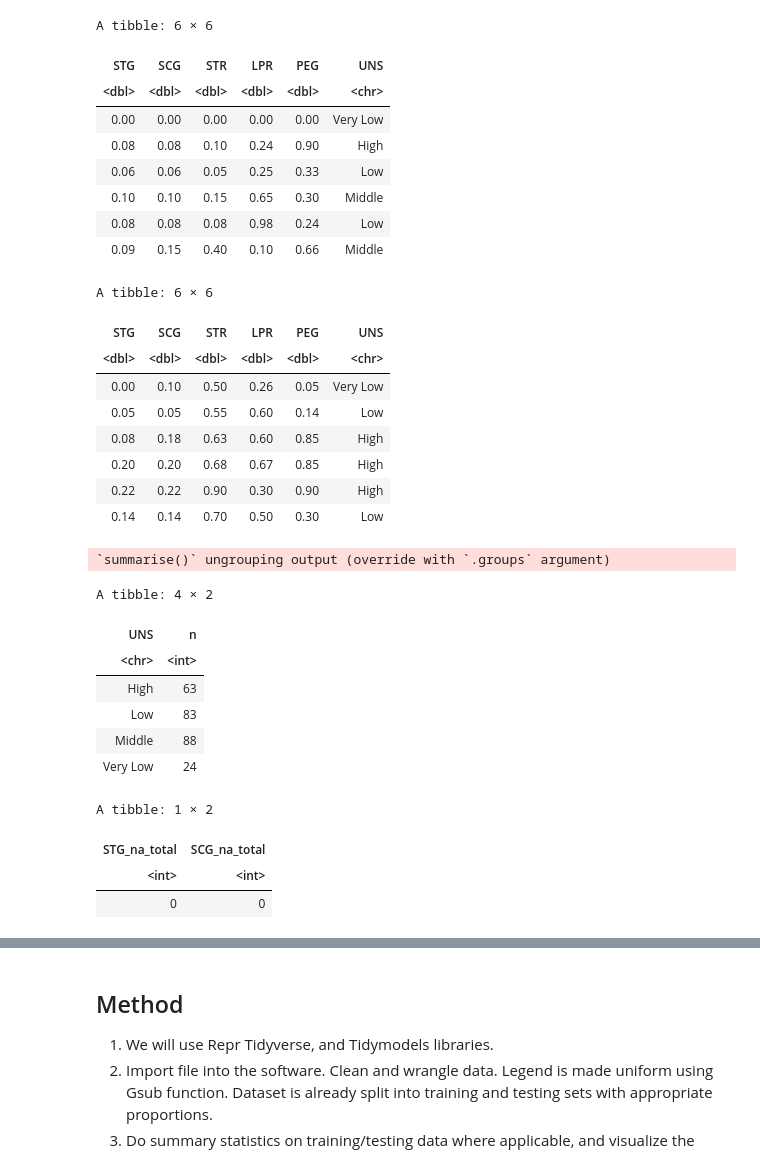
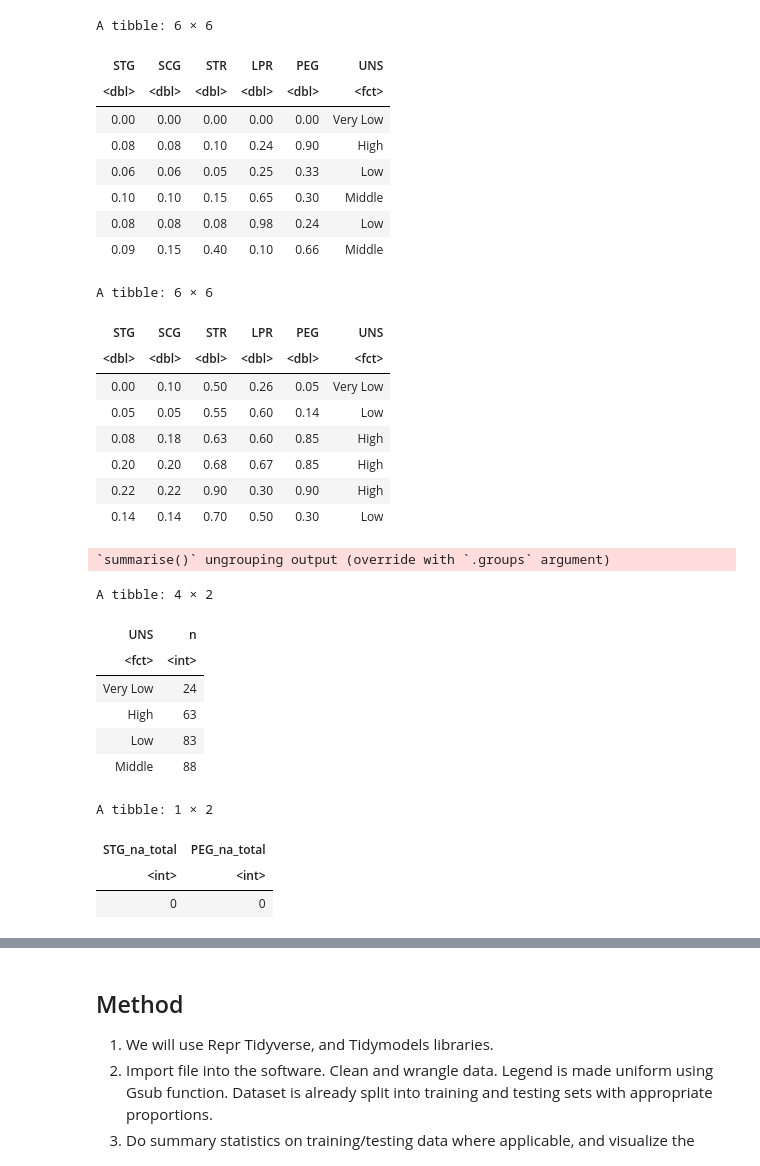
Before and after one commit to abarn275/DSCI_100_44, a Jupyter notebook: project_report.ipynb, the cells around one changed output, grey strips where cells are left out. Drawn from its saved outputs; the diff is of its cells as text; code cells hidden in the pictures.

```diff
--- a/project_report.ipynb
+++ b/project_report.ipynb
@@ -29,18 +11,24 @@ Warning message:
 url <- "https://archive.ics.uci.edu/ml/machine-learning-databases/00257/Data_User_Modeling_Dataset_Hamdi%20Tolga%20KAHRAMAN.xls"
 download.file(url, "knowledge_data.xls")
 
-knowledge_train <- read_excel("knowledge_data.xls", sheet = 2, range = "A1:F259")
-knowledge_test <- read_excel('knowledge_data.xls', sheet = 3, range = "A1:F146")
+knowledge_train_chr <- read_excel("knowledge_data.xls", sheet = 2, range = "A1:F259")
+knowledge_test_chr <- read_excel('knowledge_data.xls', sheet = 3, range = "A1:F146")
 
-knowledge_train$UNS <- gsub('very_low', 'Very Low', knowledge_train$UNS)
-knowledge_test$UNS <- gsub('very_low', 'Very Low', knowledge_test$UNS)
+knowledge_train_chr$UNS <- gsub('very_low', 'Very Low', knowledge_train_chr$UNS)
+knowledge_test_chr$UNS <- gsub('very_low', 'Very Low', knowledge_test_chr$UNS)
+
+knowledge_train <- knowledge_train_chr %>%
+mutate(UNS = as_factor(UNS))
+
+knowledge_test <- knowledge_test_chr %>%
+mutate(UNS = as_factor(UNS))
 
 head(knowledge_train)
 head(knowledge_test)
 # %% [output]
 A tibble: 6 × 6
 | STG | SCG | STR | LPR | PEG | UNS |
-| <dbl> | <dbl> | <dbl> | <dbl> | <dbl> | <chr> |
+| <dbl> | <dbl> | <dbl> | <dbl> | <dbl> | <fct> |
 | 0.00 | 0.00 | 0.00 | 0.00 | 0.00 | Very Low |
 | 0.08 | 0.08 | 0.10 | 0.24 | 0.90 | High |
 | 0.06 | 0.06 | 0.05 | 0.25 | 0.33 | Low |
@@ -49,7 +37,7 @@ A tibble: 6 × 6
 | 0.09 | 0.15 | 0.40 | 0.10 | 0.66 | Middle |
 A tibble: 6 × 6
 | STG | SCG | STR | LPR | PEG | UNS |
-| <dbl> | <dbl> | <dbl> | <dbl> | <dbl> | <chr> |
+| <dbl> | <dbl> | <dbl> | <dbl> | <dbl> | <fct> |
 | 0.00 | 0.10 | 0.50 | 0.26 | 0.05 | Very Low |
 | 0.05 | 0.05 | 0.55 | 0.60 | 0.14 | Low |
 | 0.08 | 0.18 | 0.63 | 0.60 | 0.85 | High |
@@ -59,24 +47,24 @@ A tibble: 6 × 6
 # %%
 #finding total number of each class to check for over/underrepresentation
 class_total <- group_by(knowledge_train, UNS) %>%
     summarize(n = n())
 class_total
 
 #checking for total missing values in relevant variables
-is_na <- select(knowledge_train, STG, SCG) %>%
-    summarize(STG_na_total = sum(is.na(STG)), SCG_na_total = sum(is.na(SCG)))
+is_na <- select(knowledge_train, STG, PEG) %>%
+    summarize(STG_na_total = sum(is.na(STG)), PEG_na_total = sum(is.na(PEG)))
 is_na
 # %% [output]
 `summarise()` ungrouping output (override with `.groups` argument)
 A tibble: 4 × 2
 | UNS | n |
-| <chr> | <int> |
+| <fct> | <int> |
+| Very Low | 24 |
 | High | 63 |
 | Low | 83 |
 | Middle | 88 |
-| Very Low | 24 |
 A tibble: 1 × 2
-| STG_na_total | SCG_na_total |
+| STG_na_total | PEG_na_total |
 | <int> | <int> |
 | 0 | 0 |
 # %%
```
Also changed, not shown: parts of 7 cells of this notebook.
